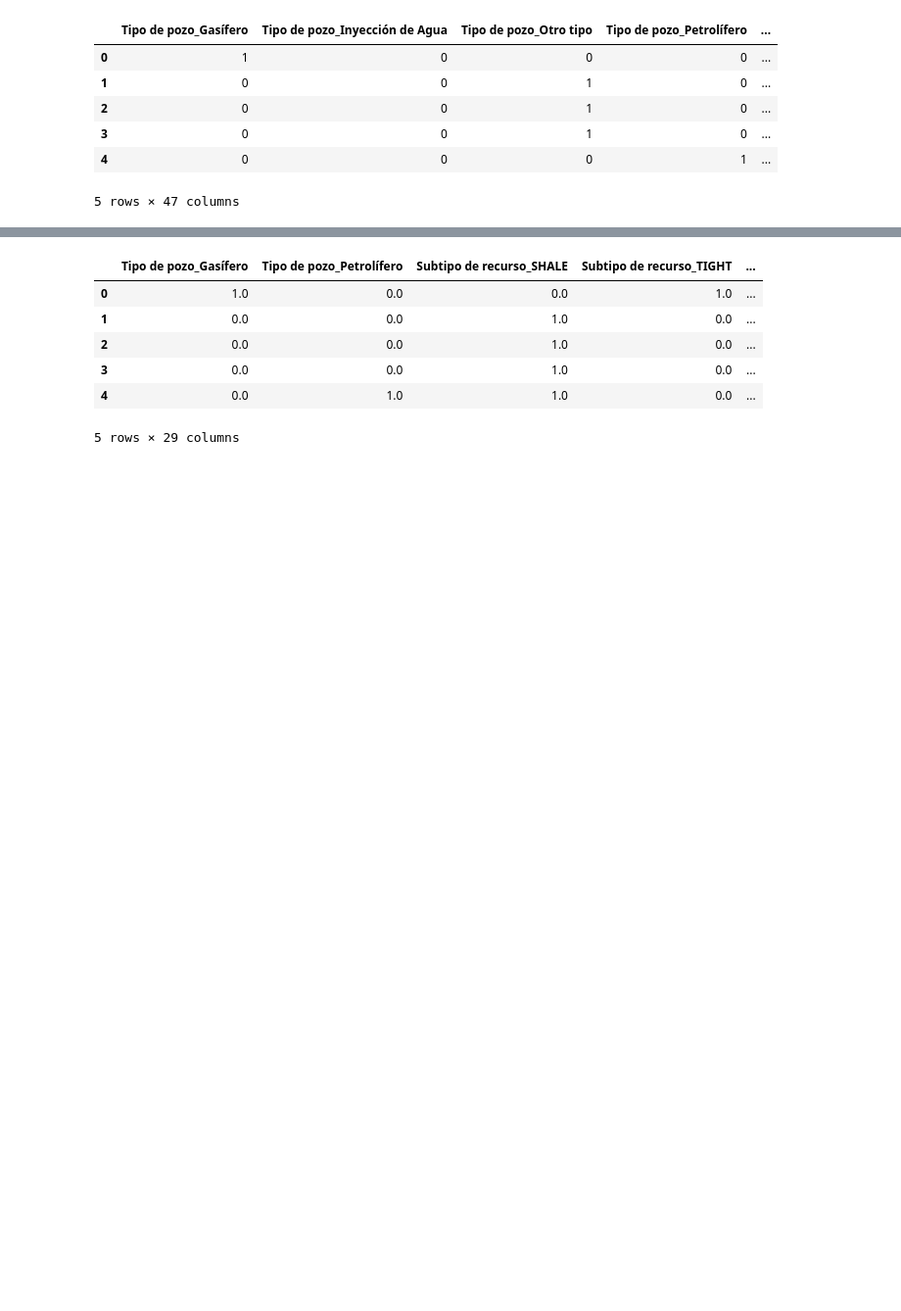
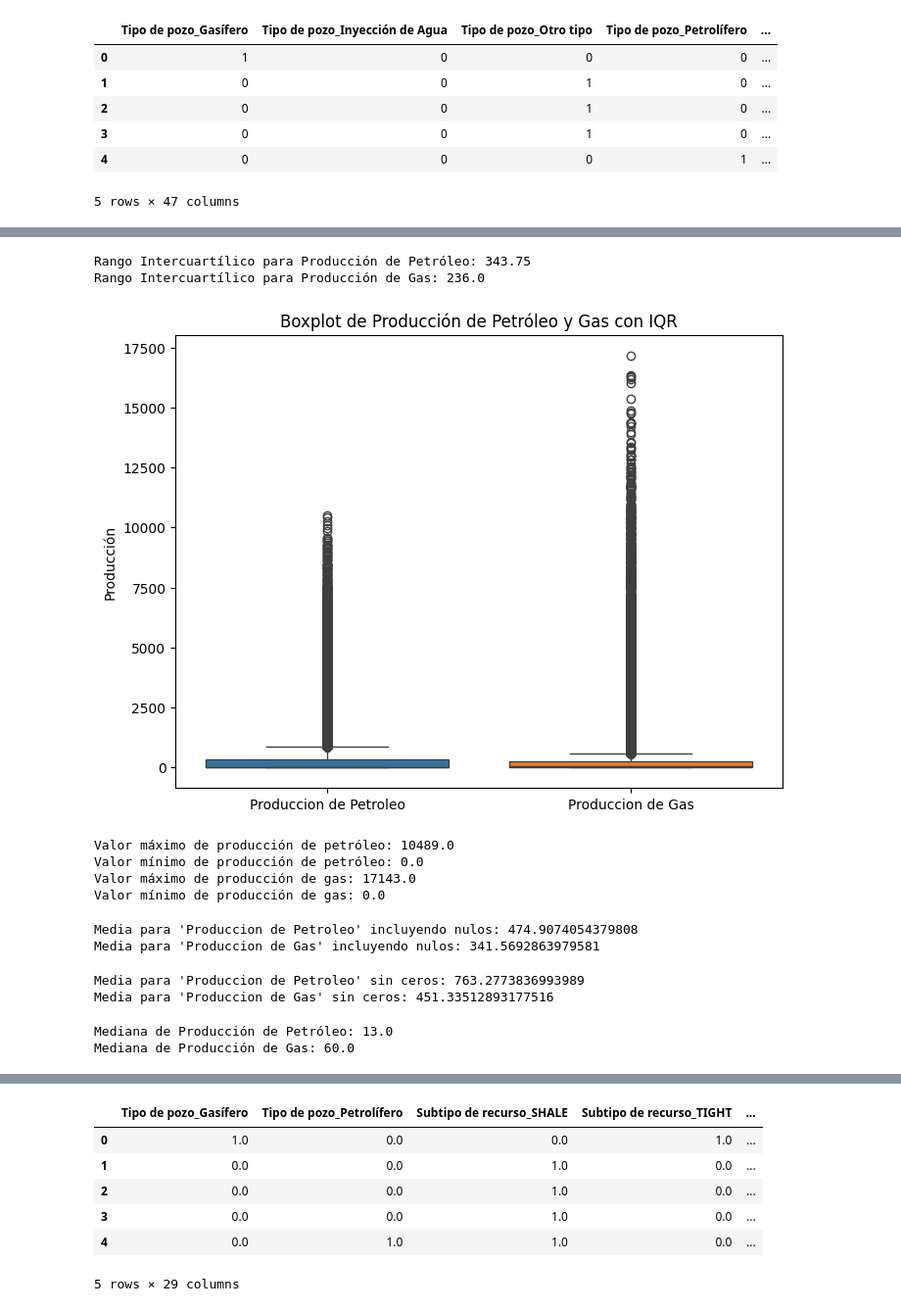
Before and after one commit to antonellafontanetto/Pre-Entrega-3, a Jupyter notebook: Proyecto4x4YPF_V2.ipynb, the cells around one changed output, grey strips where cells are left out. Shown at 98% size. Cells and saved outputs as stored; diff of their text form; code cells hidden in the pictures; blank space fills up the shorter version.

```diff
--- a/Proyecto4x4YPF_V2.ipynb
+++ b/Proyecto4x4YPF_V2.ipynb
@@ -41,0 +64,78 @@ Produccion_ypf.head().astype(int)
+# %%
+# prompt: Calcular rango intercuatilico para produccion de petroleo y gas
+
+# Calcular el Rango Intercuartílico (IQR) para la Producción de Petróleo y Gas
+Q1_petroleo = Produccion_ypf['Produccion de Petroleo'].quantile(0.25)
+Q3_petroleo = Produccion_ypf['Produccion de Petroleo'].quantile(0.75)
+IQR_petroleo = Q3_petroleo - Q1_petroleo
+
+Q1_gas = Produccion_ypf['Produccion de Gas'].quantile(0.25)
+Q3_gas = Produccion_ypf['Produccion de Gas'].quantile(0.75)
+IQR_gas = Q3_gas - Q1_gas
+
+print(f"Rango Intercuartílico para Producción de Petróleo: {IQR_petroleo}")
+print(f"Rango Intercuartílico para Producción de Gas: {IQR_gas}")
+# %% [output]
+Rango Intercuartílico para Producción de Petróleo: 343.75
+Rango Intercuartílico para Producción de Gas: 236.0
+# %%
+# prompt: graficame los rangos intercuartilicos anteriores
+
+import matplotlib.pyplot as plt
+# Crear un boxplot para visualizar los rangos intercuartílicos
+plt.figure(figsize=(8, 6))
+sns.boxplot(data=Produccion_ypf[['Produccion de Petroleo', 'Produccion de Gas']])
+plt.title('Boxplot de Producción de Petróleo y Gas con IQR')
+plt.ylabel('Producción')
+plt.show()
+# %% [output]
+[figure, added]
+# %%
+# prompt: calculame el valor maximo y minimo de produccion de petroleo y gas
+
+max_produccion_petroleo = Produccion_ypf['Produccion de Petroleo'].max()
+min_produccion_petroleo = Produccion_ypf['Produccion de Petroleo'].min()
+
+max_produccion_gas = Produccion_ypf['Produccion de Gas'].max()
+min_produccion_gas = Produccion_ypf['Produccion de Gas'].min()
+
+print(f"Valor máximo de producción de petróleo: {max_produccion_petroleo}")
+print(f"Valor mínimo de producción de petróleo: {min_produccion_petroleo}")
+print(f"Valor máximo de producción de gas: {max_produccion_gas}")
+print(f"Valor mínimo de producción de gas: {min_produccion_gas}")
+# %% [output]
+Valor máximo de producción de petróleo: 10489.0
+Valor mínimo de producción de petróleo: 0.0
+Valor máximo de producción de gas: 17143.0
+Valor mínimo de producción de gas: 0.0
+# %%
+# prompt: calculame la media para produccion de petroleo y produccion de gas con los valores nulos
+
+print("Media para 'Produccion de Petroleo' incluyendo nulos:", Produccion_ypf['Produccion de Petroleo'].mean())
+print("Media para 'Produccion de Gas' incluyendo nulos:", Produccion_ypf['Produccion de Gas'].mean())
+# %% [output]
+Media para 'Produccion de Petroleo' incluyendo nulos: 474.9074054379808
+Media para 'Produccion de Gas' incluyendo nulos: 341.5692863979581
+# %%
+media_petroleo_sin_ceros = Produccion_ypf['Produccion de Petroleo'][(Produccion_ypf['Produccion de Petroleo'] != 0)].mean()
+media_gas_sin_ceros = Produccion_ypf['Produccion de Gas'][(Produccion_ypf['Produccion de Gas'] != 0)].mean()
+
+print(f"Media para 'Produccion de Petroleo' sin ceros: {media_petroleo_sin_ceros}")
+print(f"Media para 'Produccion de Gas' sin ceros: {media_gas_sin_ceros}")
+# %% [output]
+Media para 'Produccion de Petroleo' sin ceros: 763.2773836993989
+Media para 'Produccion de Gas' sin ceros: 451.33512893177516
+# %%
+# prompt: calculame la mediana para produccion de petroleo y produccion de gas
+
+# Calcula la mediana de 'Produccion de Petroleo'
+mediana_petroleo = Produccion_ypf['Produccion de Petroleo'].median()
+
+# Calcula la mediana de 'Produccion de Gas'
+mediana_gas = Produccion_ypf['Produccion de Gas'].median()
+
+print(f"Mediana de Producción de Petróleo: {mediana_petroleo}")
+print(f"Mediana de Producción de Gas: {mediana_gas}")
+# %% [output]
+Mediana de Producción de Petróleo: 13.0
+Mediana de Producción de Gas: 60.0
```
Also changed, not shown: parts of 36 cells of this notebook.
